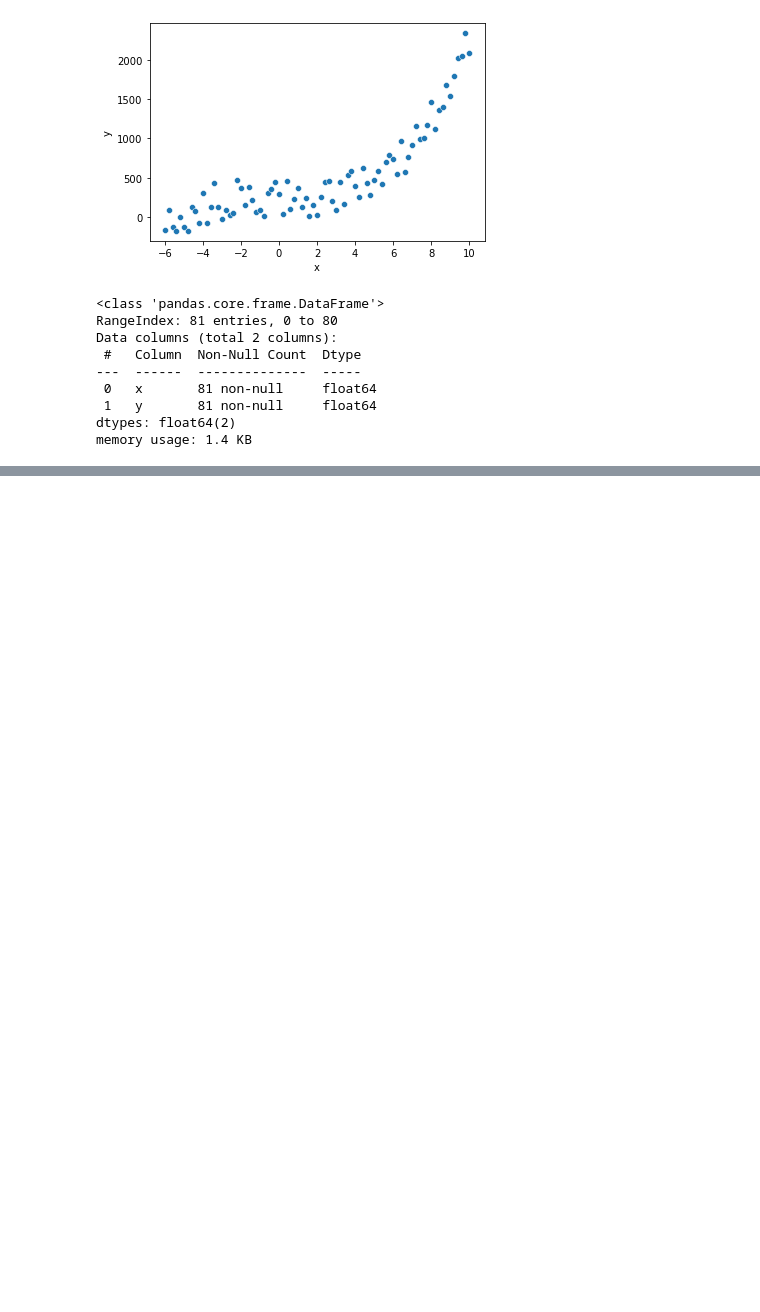
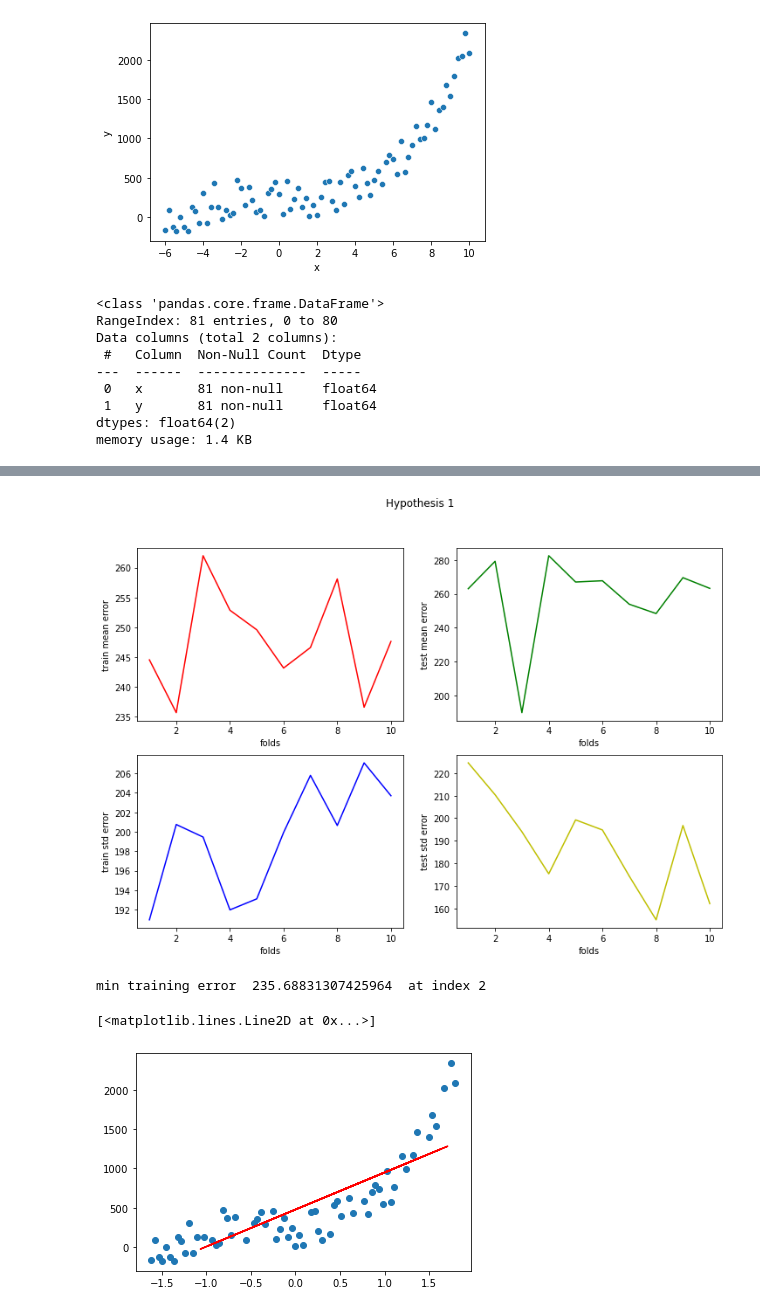
Before and after one commit to chandms/Security_Analytics, a Jupyter notebook: Assignment1/Problem 3.ipynb, the cells around one changed output, grey strips where cells are left out. Cells and saved outputs as stored; diff of their text form; code cells hidden in the pictures; blank space fills up the shorter version.

```diff
--- a/Assignment1/Problem 3.ipynb
+++ b/Assignment1/Problem 3.ipynb
@@ -63,0 +139,18 @@ print(len(testY))
+# %%
+models.append(deg3Models)
+# %%
+#### 3. c.
+deg5Models=[]
+poly = PolynomialFeatures(degree=5)
+for i in range(10):
+    X_Poly = poly.fit_transform(stdTrainX[i])
+    X_Poly_test = poly.transform(stdTestX[i])
+    poly.fit(X_Poly,trainY[i])
+    polyModel = LinearRegression()
+    polyModel.fit(X_Poly,trainY[i])
+    pred = polyModel.predict(X_Poly_test)
+    print("r2_score : ",r2_score(testY[i],pred))
+    print("weights : ",polyModel.coef_)
+    print("w0 ",polyModel.intercept_)
+    print("*******************\n")
+    deg5Models.append(polyModel)
@@ -63,0 +175,2 @@ print(len(testY))
+# %%
+models.append(deg5Models)
@@ -63,0 +193,51 @@ print(len(testY))
+# %%
+### 4.a (linear regression)
+plt.figure(figsize=(12,8))
+train_mean_err_list=[]
+test_mean_err_list=[]
+train_std_err_list=[]
+test_std_err_list=[]
+for i in range(10):
+    predTrain = models[0][i].predict(stdTrainX[i])
+    predTest = models[0][i].predict(stdTestX[i])
+    train_err = abs(predTrain-trainY[i])
+    test_err = abs(predTest-testY[i])
+    train_mean_err_list.append(np.mean(train_err))
+    test_mean_err_list.append(np.mean(test_err))
+    train_std_err_list.append(np.std(train_err))
+    test_std_err_list.append(np.std(test_err))
+    print("mean train error : ",np.mean(train_err))
+    print("std train error : ",np.std(train_err)/np.sqrt(10))
+#     print("mean test error : ",np.mean(test_err))
+#     print("std test error : ",np.std(test_err)/np.sqrt(10))
+    print("***************")
+ind=[1,2,3,4,5,6,7,8,9,10]
+plt.subplot(2,2,1)
+plt.plot(ind,train_mean_err_list,'r')
+plt.xlabel('folds')
+plt.ylabel('train mean error')
+plt.subplot(2,2,3)
+plt.plot(ind,train_std_err_list,'b')
+plt.xlabel('folds')
+plt.ylabel('train std error')
+plt.subplot(2,2,2)
+plt.plot(ind,test_mean_err_list,'g')
+plt.xlabel('folds')
+plt.ylabel('test mean error')
+plt.subplot(2,2,4)
+plt.plot(ind,test_std_err_list,'y')
+plt.xlabel('folds')
+plt.ylabel('test std error')
+plt.suptitle('Hypothesis 1')
+plt.show()
+
+
+#### 4.b)
+#### minimum mean training error right????
+min_val = min(train_mean_err_list)
+min_ind = train_mean_err_list.index(min_val)
+print("min training error ",min_val," at index",min_ind+1)
+plt.scatter(stdTrainX[min_ind],trainY[min_ind])
+pred = models[0][min_ind].predict(stdTestX[min_ind])
+plt.plot(stdTestX[min_ind],pred,'r')
+# %% [output]
@@ -63,0 +261,4 @@ print(len(testY))
+[figure, added]
+min training error  235.68831307425964  at index 2
+[<matplotlib.lines.Line2D at 0x...>]
+[figure, added]
```
Also changed, not shown: parts of 19 cells of this notebook.
